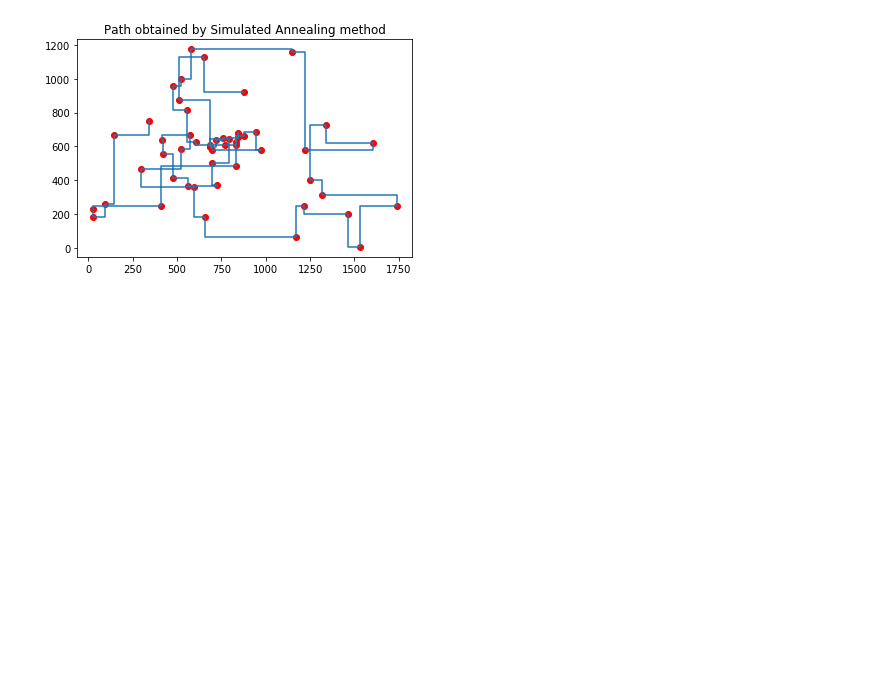
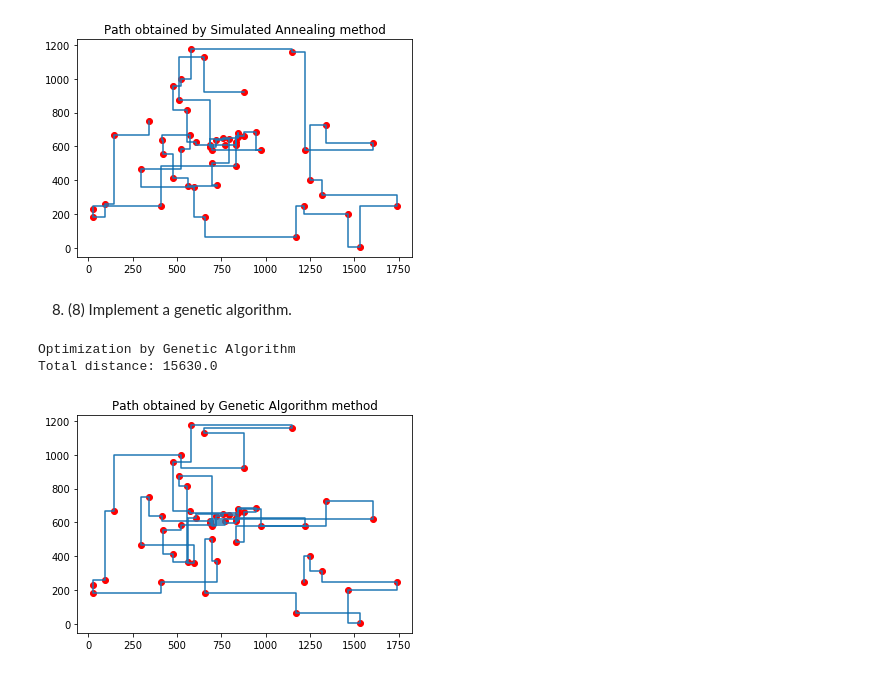
Before and after one commit to RamSaw/MachineLearning, a Jupyter notebook: hw04/hw04.ipynb, the cells around one changed output. Drawn from its saved outputs; the diff is of its cells as text; code cells hidden in the pictures; blank space fills up the shorter version.

Commit message:
Done genetic algo

```diff
--- a/hw04/hw04.ipynb
+++ b/hw04/hw04.ipynb
@@ -577,3 +577,53 @@ conduct_optimization_experiment(optimize_simulated_annealing, "Simulated Anneali
 Optimization by Simulated Annealing
 Total distance: 12780.0
 [figure]
+# %% [markdown]
+8. (8) Implement a genetic algorithm.
+# %%
+ def make_crossover(point1, point2, index_to_split=None):
+        point1 = point1.copy()
+        point2 = point2.copy()
+        num_of_coordinates = point1.shape[0]
+        if index_to_split is None:
+            index_to_split = int(np.random.uniform(1, num_of_coordinates))
+        add_to_point1 = []
+        for i in range(num_of_coordinates):
+            if point2[i].tolist() not in point1[:index_to_split].tolist():
+                add_to_point1.append(point2[i].copy())
+        add_to_point2 = []
+        for i in range(num_of_coordinates):
+            if point1[i].tolist() not in point2[:index_to_split].tolist():
+                add_to_point2.append(point1[i].copy())
+        for i in range(index_to_split, num_of_coordinates):
+            point1[i] = add_to_point1[i - index_to_split]
+            point2[i] = add_to_point2[i - index_to_split]
+        return point1, point2
+
+def mutate(point, mutationRate=0.05):
+        point = point.copy()
+        for swapped in range(point.shape[0]):
+            if(np.random.uniform(0, 1) < mutationRate):
+                swap_with = int(np.random.uniform(0, point.shape[0]))
+                point[[swapped, swap_with]] = point[[swap_with, swapped]]
+        return point
+
+def optimize_genetic(f, X, max_iters=1000, population_size=20):
+    population = np.array([np.random.permutation(X) for i in range(population_size)])
+    population_scores = np.array([f(population[i]) for i in range(population_size)])
+    for i in range(max_iters):
+        arg_sorted = np.argsort(population_scores)
+        point1 = population[arg_sorted[0]]
+        point2 = population[arg_sorted[1]]
+        point1, point2 = make_crossover(point1, point2)
+        point1, point2 = mutate(point1), mutate(point2)
+        population[arg_sorted[-1]] = point1
+        population[arg_sorted[-2]] = point2
+        population_scores = np.array([f(population[i]) for i in range(population_size)])
+    arg_sorted = np.argsort(population_scores)
+    return population[arg_sorted[0]], population_scores[arg_sorted[0]]
+# %%
+conduct_optimization_experiment(optimize_genetic, "Genetic Algorithm")
+# %% [output]
+Optimization by Genetic Algorithm
+Total distance: 15630.0
+[figure, added]
```
Also changed, not shown: 1 other file.
